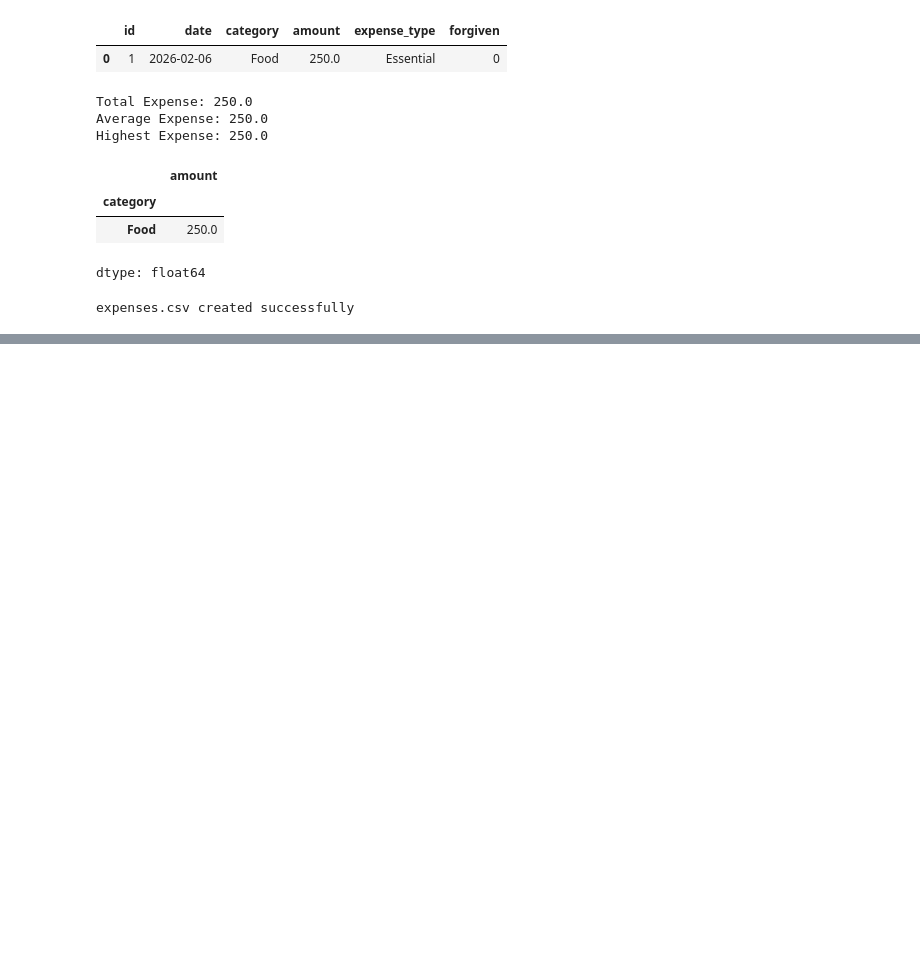
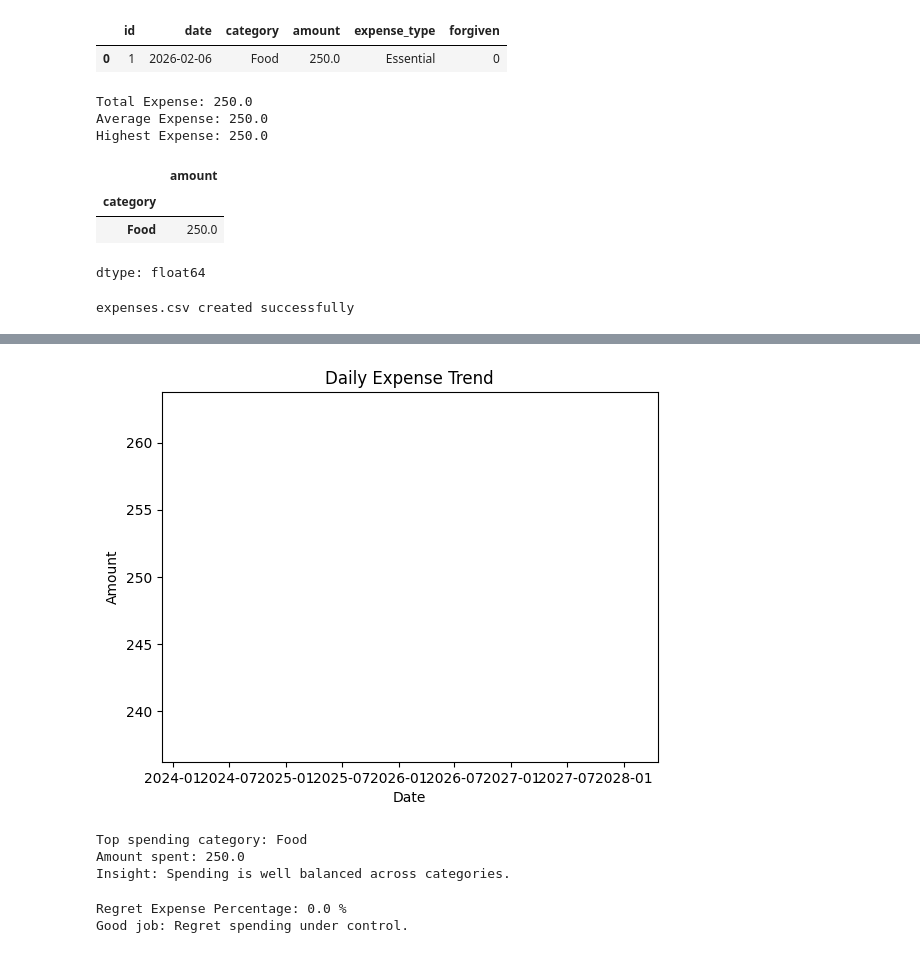
Before and after one commit to aummeherofficial/Smart-Expense-Tracker, a Jupyter notebook: Smart_Expense_Tracker.ipynb, the cells around one changed output, grey strips where cells are left out. Saved outputs shown, nothing was run; the diff lists cells and outputs as text; code cells hidden in the pictures; blank space fills up the shorter version.

```diff
--- a/Smart_Expense_Tracker.ipynb
+++ b/Smart_Expense_Tracker.ipynb
@@ -120,0 +138,40 @@ expenses.csv created successfully
+# %%
+df['date'] = pd.to_datetime(df['date'])
+daily_expense = df.groupby('date')['amount'].sum()
+
+plt.figure()
+plt.plot(daily_expense)
+plt.title("Daily Expense Trend")
+plt.xlabel("Date")
+plt.ylabel("Amount")
+plt.show()
+# %% [output]
+[figure, added]
+# %%
+top_category = category_summary.idxmax()
+top_amount = category_summary.max()
+
+print("Top spending category:", top_category)
+print("Amount spent:", top_amount)
+
+if top_amount > average_expense:
+    print("Insight: Major spending is concentrated in one category.")
+else:
+    print("Insight: Spending is well balanced across categories.")
+# %% [output]
+Top spending category: Food
+Amount spent: 250.0
+Insight: Spending is well balanced across categories.
+# %%
+regret_expense = df[df['expense_type'] == 'Regret']['amount'].sum()
+regret_percent = (regret_expense / total_expense) * 100
+
+print("Regret Expense Percentage:", round(regret_percent, 2), "%")
+
+if regret_percent > 20:
+    print("Warning: High regret spending detected.")
+else:
+    print("Good job: Regret spending under control.")
+# %% [output]
+Regret Expense Percentage: 0.0 %
+Good job: Regret spending under control.
```
Also changed, not shown: parts of 2 cells of this notebook.
